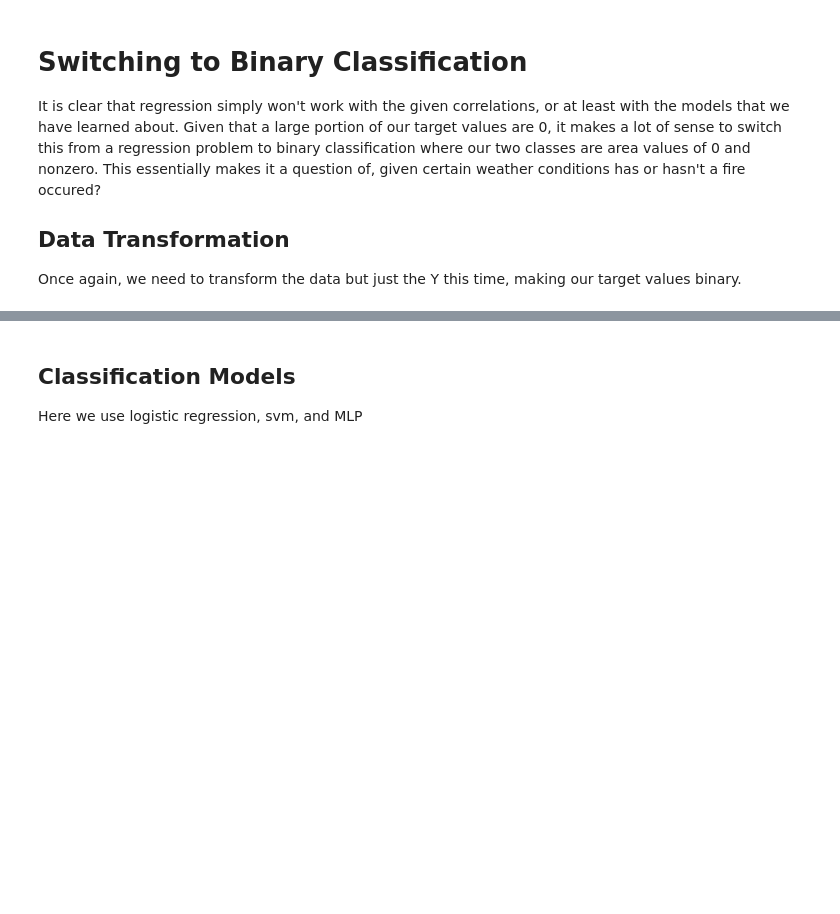
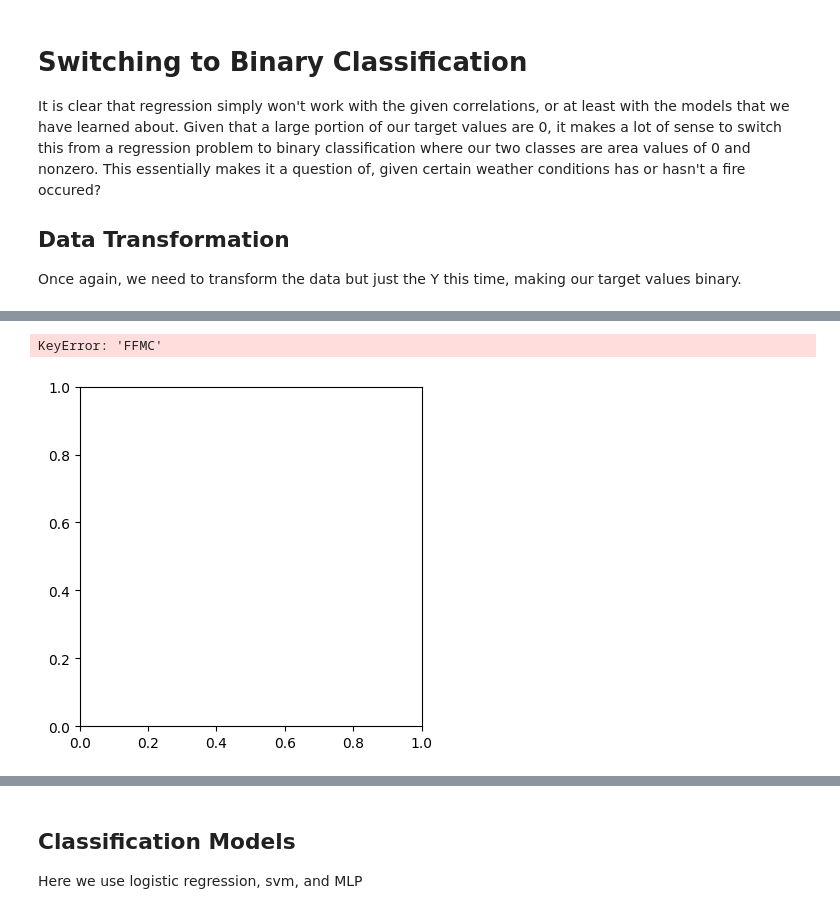
Before and after one commit to samuelmcilrath/forest-fires, a Jupyter notebook: forestfires.ipynb, the cells around one changed output, grey strips where cells are left out. Drawn from its saved outputs; the diff is of its cells as text; code cells hidden in the pictures; blank space fills up the shorter version.

```diff
--- a/forestfires.ipynb
+++ b/forestfires.ipynb
@@ -303,0 +333,20 @@ X_train_bin, X_test_bin, y_train_bin, y_test_bin = train_test_split(
+# %%
+plt.figure(figsize=(15, 5*n_rows))
+for i, feature in enumerate(features):
+    plt.subplot(n_rows, n_cols, i+1)
+
+    # Plot histograms for each class
+    plt.hist(Y_bin['area'][feature],
+             alpha=0.5, label='No Fire', bins=20)
+    plt.hist(Y_bin['area'] == 1[feature],
+             alpha=0.5, label='Fire', bins=20)
+
+    plt.title(f'{feature} Distribution')
+    plt.xlabel(feature)
+    plt.ylabel('Count')
+    plt.legend()
+plt.tight_layout()
+plt.show()
+# %% [output]
+KeyError: 'FFMC'
+[figure, added]
```
Also changed, not shown: parts of 11 cells of this notebook.
